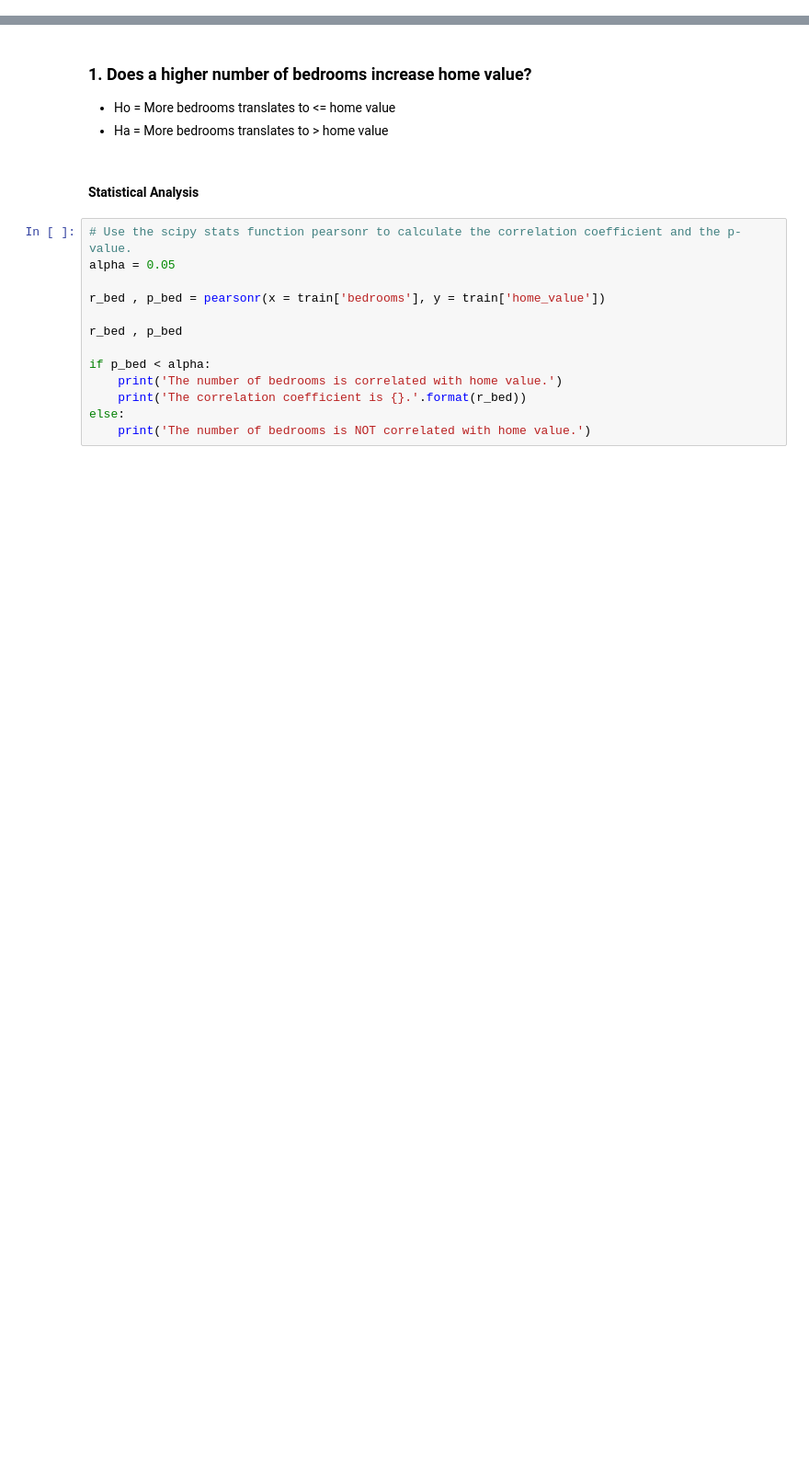
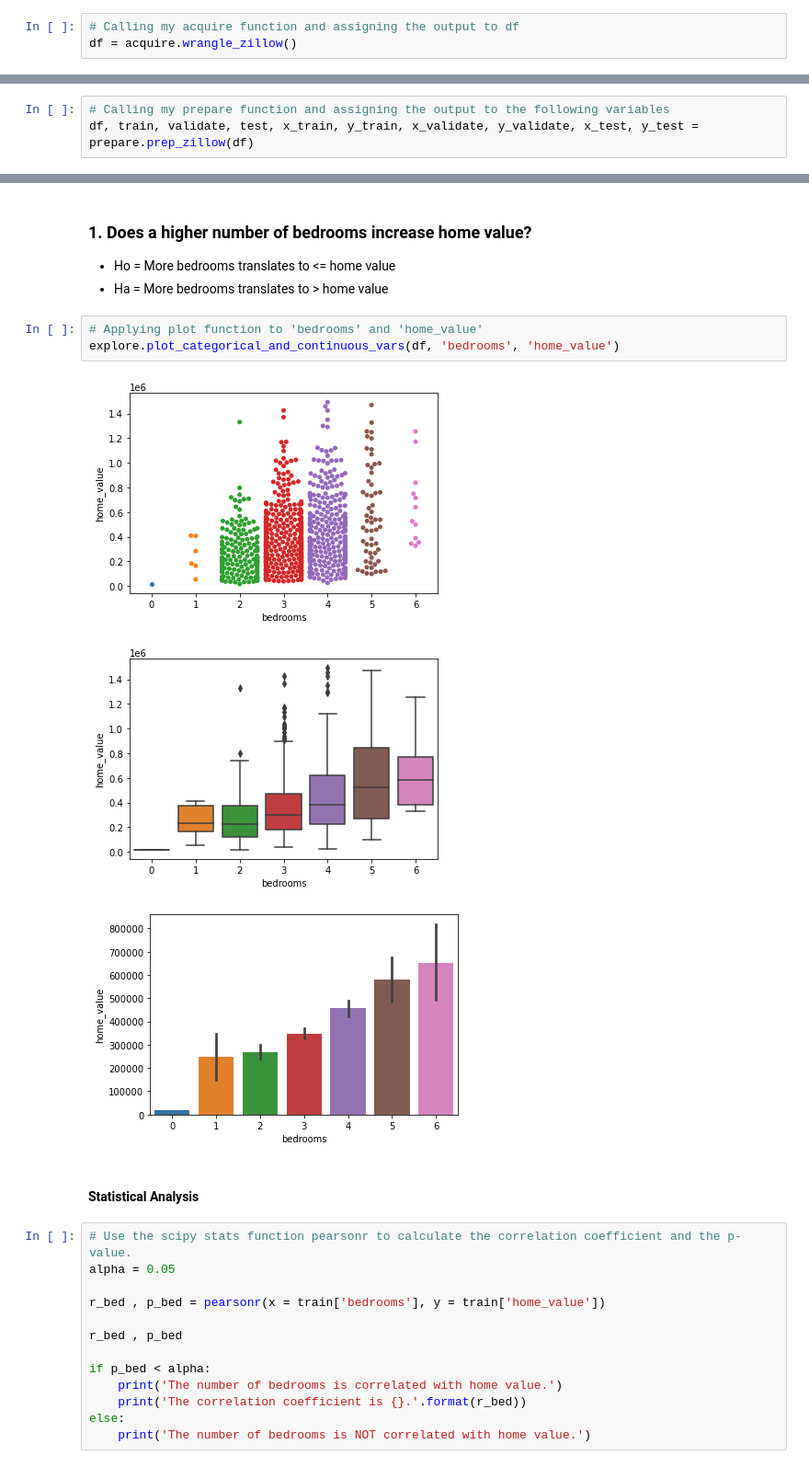
Before and after one commit to SchneemannDavid/regression_project, a Jupyter notebook: Final_Project.ipynb, the cells around one changed output, grey strips where cells are left out. Shown: that part at 92% size. Saved outputs shown, nothing was run; the diff lists cells and outputs as text; blank space fills up the shorter version.

```diff
--- a/Final_Project.ipynb
+++ b/Final_Project.ipynb
@@ -86,3 +91,6 @@ df = wrangle.wrangle_zillow()
+# %%
+# Calling my acquire function and assigning the output to df
+df = acquire.wrangle_zillow()
 # %%
 df.info()
 # %% [output]
@@ -119,0 +126,3 @@ df.head()
+# %%
+# Calling my prepare function and assigning the output to the following variables
+df, train, validate, test, x_train, y_train, x_validate, y_validate, x_test, y_test = prepare.prep_zillow(df)
@@ -125,6 +162,13 @@ df.head()
 ### 1. Does a higher number of bedrooms increase home value?
 - Ho = More bedrooms translates to <= home value
 - Ha = More bedrooms translates to > home value
+# %%
+# Applying plot function to 'bedrooms' and 'home_value'
+explore.plot_categorical_and_continuous_vars(df, 'bedrooms', 'home_value')
+# %% [output]
+[figure, added]
+[figure, added]
+[figure, added]
 # %% [markdown]
 #### Statistical Analysis
 # %%
```
Also changed, not shown: parts of 64 cells of this notebook, 4 other files.
